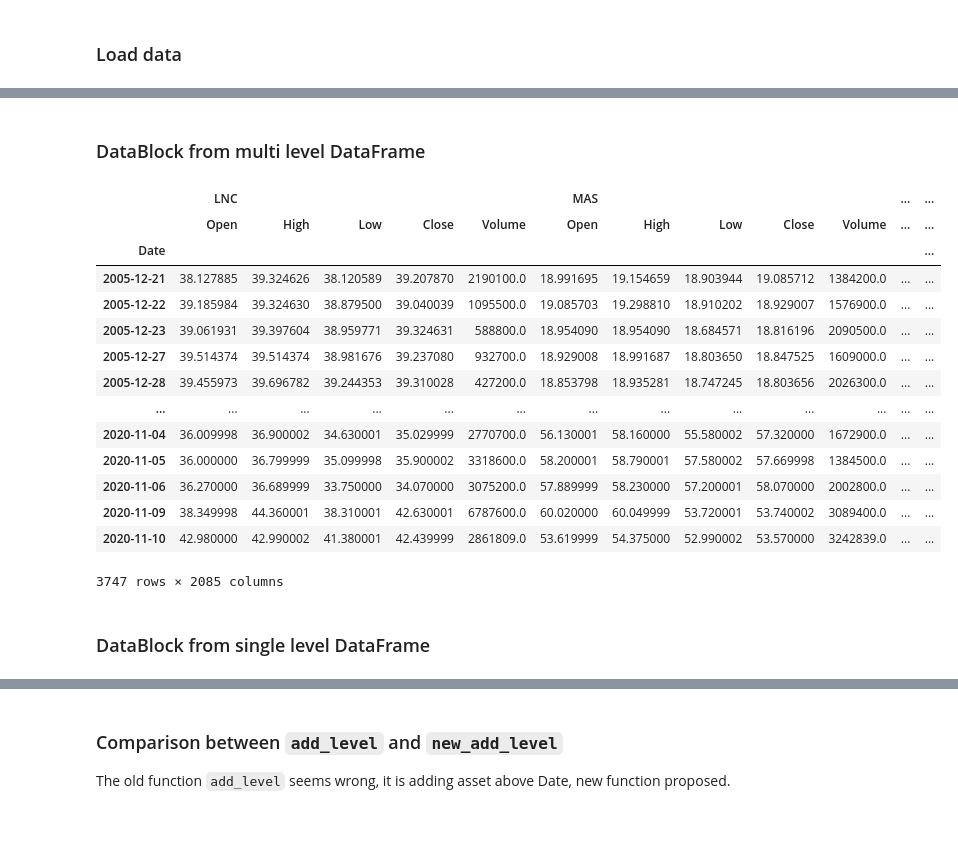
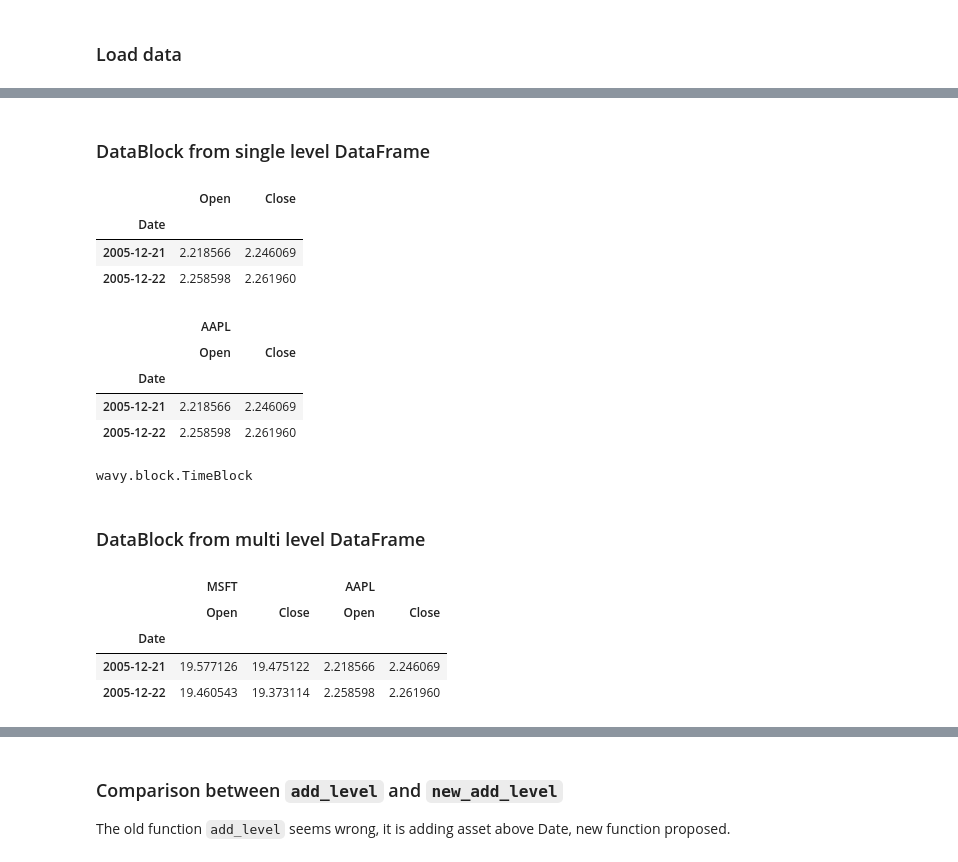
Before and after one commit to langflow-ai/wavy, a Jupyter notebook: notebooks/block.ipynb, the cells around one changed output, grey strips where cells are left out. Drawn from its saved outputs; the diff is of its cells as text; code cells hidden in the pictures; blank space fills up the shorter version.

Commit message:
refac: update series of functions on block

```diff
--- a/notebooks/block.ipynb
+++ b/notebooks/block.ipynb
@@ -21,0 +11,5 @@ data.head()
+# %%
+data_pd = pd.read_pickle('processed.pkl')
+data_pd = data_pd.iloc[0:2,:]
+data_pd = data_pd.loc[:, (['MSFT', 'AAPL'], ['Open', 'Close'])]
+data_pd
@@ -22,23 +22,34 @@ data.head()
+# %% [markdown]
+### DataBlock from single level DataFrame
+# %%
+data = data_pd.loc[:, 'AAPL']
+data
+# %% [output]
+|  | Open | Close |
+| Date |  |  |
+| 2005-12-21 | 2.218566 | 2.246069 |
+| 2005-12-22 | 2.258598 | 2.261960 |
+# %%
+datablock = from_dataframe(data, 'AAPL')
+datablock
+# %% [output]
+|  | AAPL |  |
+|  | Open | Close |
+| Date |  |  |
+| 2005-12-21 | 2.218566 | 2.246069 |
+| 2005-12-22 | 2.258598 | 2.261960 |
+# %%
+type(datablock)
+# %% [output]
+wavy.block.TimeBlock
 # %% [markdown]
 ### DataBlock from multi level DataFrame
 # %%
-datablock = from_dataframe(data)
+datablock = from_dataframe(data_pd)
 datablock
 # %% [output]
-|  | LNC |  |  |  |  | MAS |  |  |  |  | ... | ... |
-|  | Open | High | Low | Close | Volume | Open | High | Low | Close | Volume | ... | ... |
-| Date |  |  |  |  |  |  |  |  |  |  |  | ... |
-| 2005-12-21 | 38.127885 | 39.324626 | 38.120589 | 39.207870 | 2190100.0 | 18.991695 | 19.154659 | 18.903944 | 19.085712 | 1384200.0 | ... | ... |
-| 2005-12-22 | 39.185984 | 39.324630 | 38.879500 | 39.040039 | 1095500.0 | 19.085703 | 19.298810 | 18.910202 | 18.929007 | 1576900.0 | ... | ... |
-| 2005-12-23 | 39.061931 | 39.397604 | 38.959771 | 39.324631 | 588800.0 | 18.954090 | 18.954090 | 18.684571 | 18.816196 | 2090500.0 | ... | ... |
-| 2005-12-27 | 39.514374 | 39.514374 | 38.981676 | 39.237080 | 932700.0 | 18.929008 | 18.991687 | 18.803650 | 18.847525 | 1609000.0 | ... | ... |
-| 2005-12-28 | 39.455973 | 39.696782 | 39.244353 | 39.310028 | 427200.0 | 18.853798 | 18.935281 | 18.747245 | 18.803656 | 2026300.0 | ... | ... |
-| ... | ... | ... | ... | ... | ... | ... | ... | ... | ... | ... | ... | ... |
-| 2020-11-04 | 36.009998 | 36.900002 | 34.630001 | 35.029999 | 2770700.0 | 56.130001 | 58.160000 | 55.580002 | 57.320000 | 1672900.0 | ... | ... |
-| 2020-11-05 | 36.000000 | 36.799999 | 35.099998 | 35.900002 | 3318600.0 | 58.200001 | 58.790001 | 57.580002 | 57.669998 | 1384500.0 | ... | ... |
-| 2020-11-06 | 36.270000 | 36.689999 | 33.750000 | 34.070000 | 3075200.0 | 57.889999 | 58.230000 | 57.200001 | 58.070000 | 2002800.0 | ... | ... |
-| 2020-11-09 | 38.349998 | 44.360001 | 38.310001 | 42.630001 | 6787600.0 | 60.020000 | 60.049999 | 53.720001 | 53.740002 | 3089400.0 | ... | ... |
-| 2020-11-10 | 42.980000 | 42.990002 | 41.380001 | 42.439999 | 2861809.0 | 53.619999 | 54.375000 | 52.990002 | 53.570000 | 3242839.0 | ... | ... |
+|  | MSFT |  | AAPL |  |
+|  | Open | Close | Open | Close |
+| Date |  |  |  |  |
+| 2005-12-21 | 19.577126 | 19.475122 | 2.218566 | 2.246069 |
+| 2005-12-22 | 19.460543 | 19.373114 | 2.258598 | 2.261960 |
-3747 rows × 2085 columns
-# %% [markdown]
-### DataBlock from single level DataFrame
```
Also changed, not shown: parts of 85 cells of this notebook, 25 other files.
